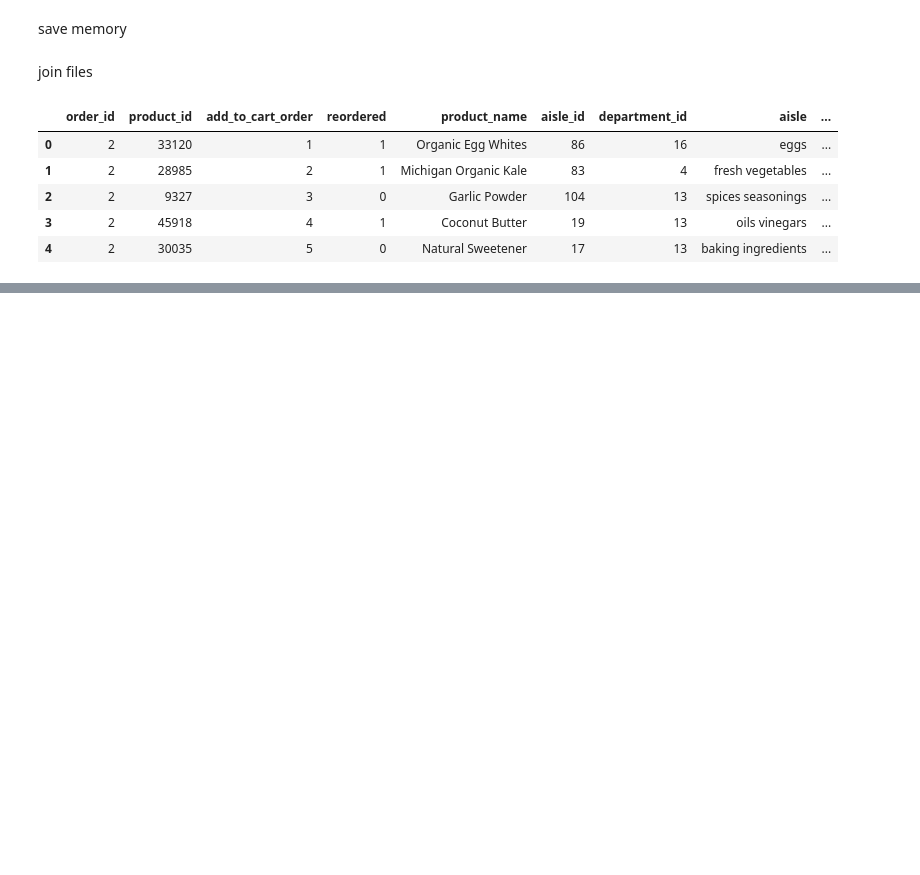
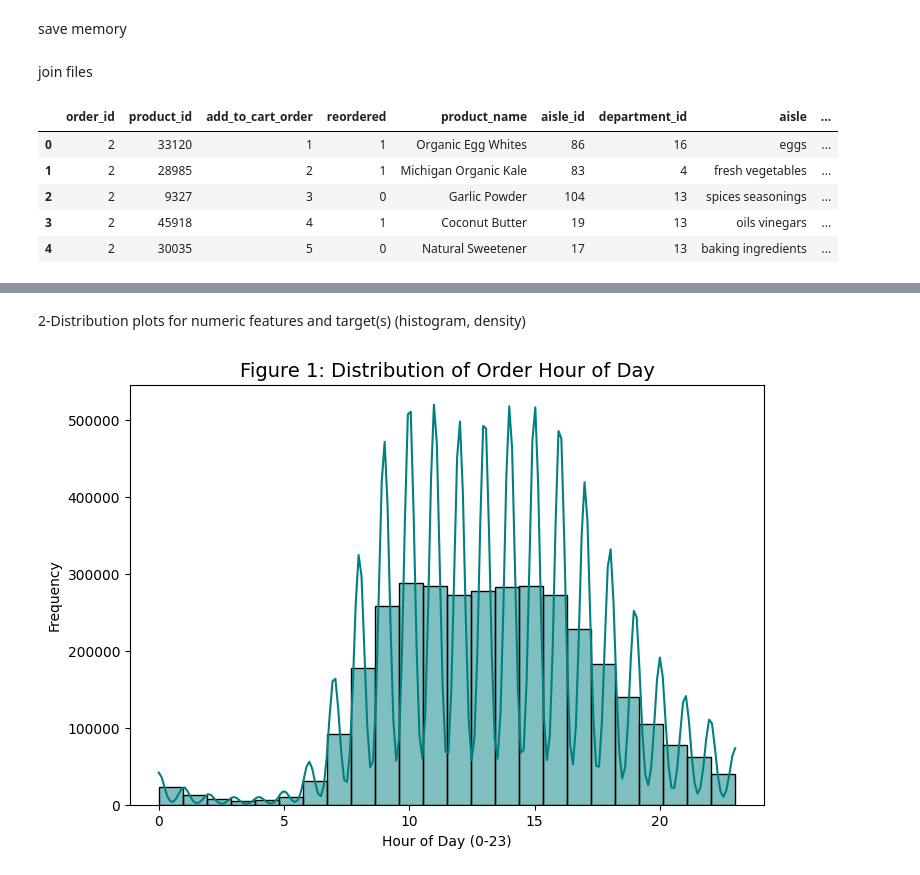
Before and after one commit to kareemkhouri2006/project, a Jupyter notebook: project.ipynb, the cells around one changed output, grey strips where cells are left out. Drawn from its saved outputs; the diff is of its cells as text; code cells hidden in the pictures; blank space fills up the shorter version.

```diff
--- a/project.ipynb
+++ b/project.ipynb
@@ -61,0 +100,12 @@ df_train.head()
+# %% [markdown]
+2-Distribution plots for numeric features and target(s) (histogram, density)
+# %%
+plt.figure(figsize=(18,12))
+plt.subplot(2, 2, 1)
+sns.histplot(orders['order_hour_of_day'], kde=True, color='teal', bins=24)
+plt.title('Figure 1: Distribution of Order Hour of Day', fontsize=14)
+plt.xlabel('Hour of Day (0-23)')
+plt.ylabel('Frequency')
+plt.show()
+# %% [output]
+[figure, added]
```
Also changed, not shown: parts of 14 cells of this notebook.
